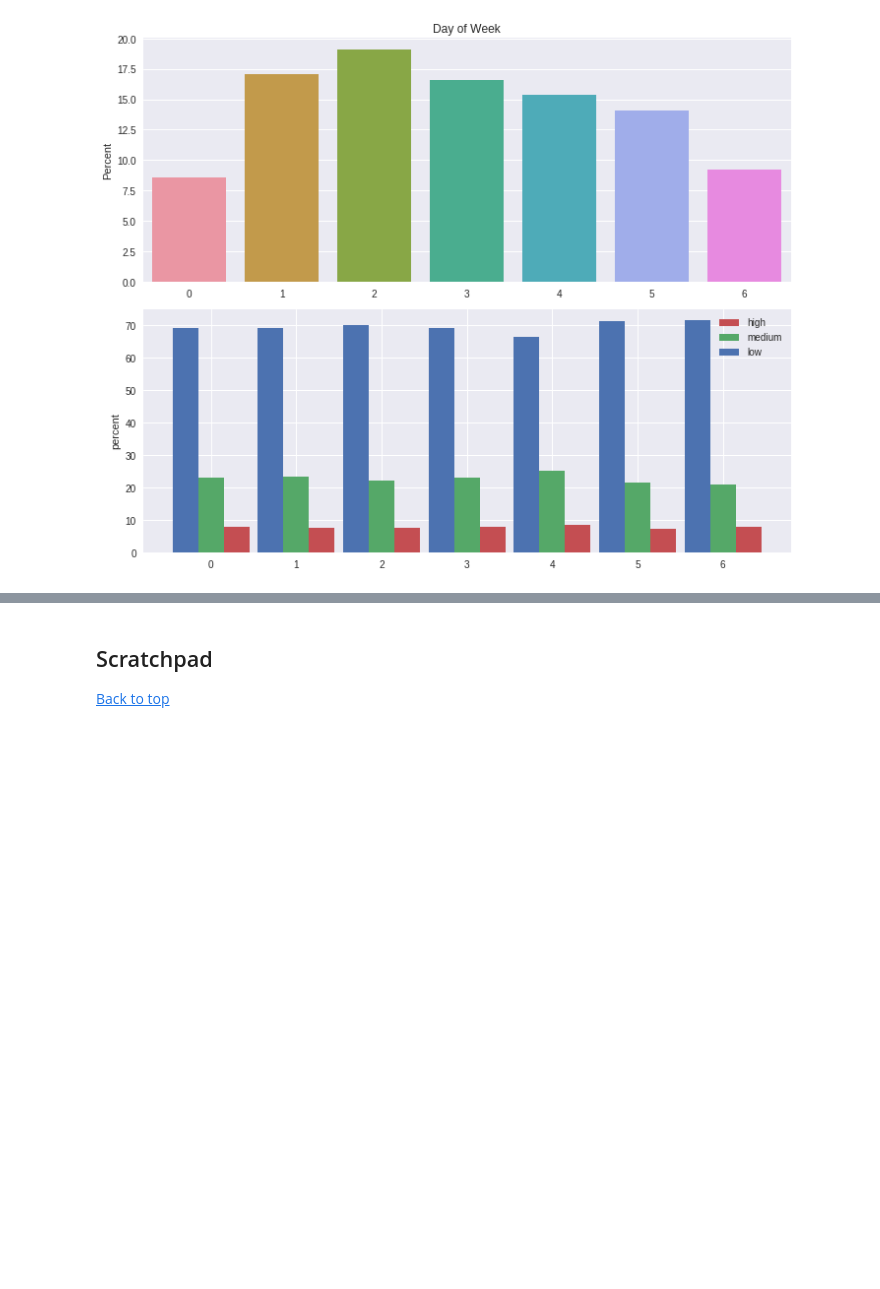
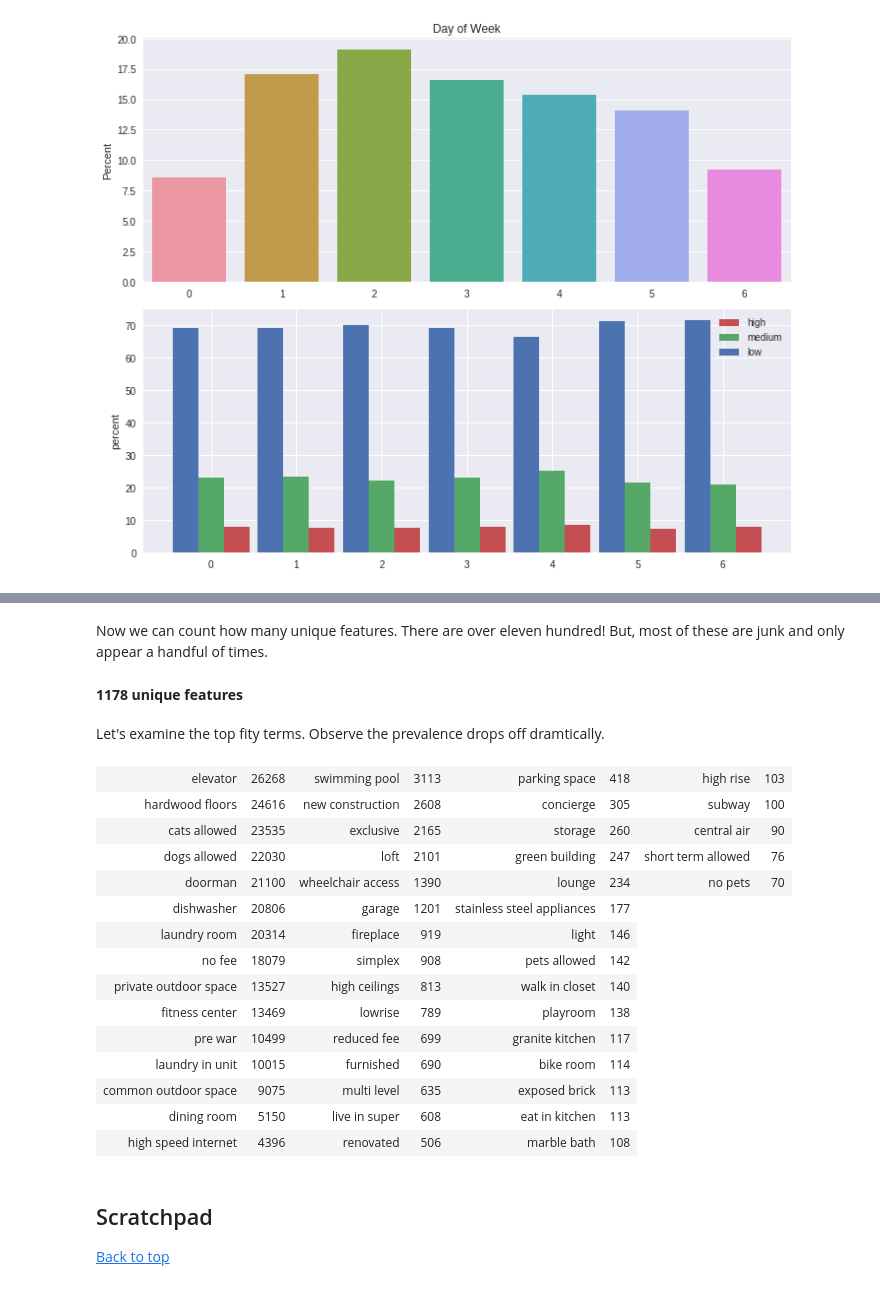
Before and after one commit to dextersealy/rent-report, a Jupyter notebook: data_exploration.ipynb, the cells around one changed output, grey strips where cells are left out. Saved outputs shown, nothing was run; the diff lists cells and outputs as text; code cells hidden in the pictures; blank space fills up the shorter version.

Commit message:
examine listing features

```diff
--- a/data_exploration.ipynb
+++ b/data_exploration.ipynb
@@ -485,3 +519,45 @@ Day of week distribution:
+# %%
+# Load JSON file into dictionary mapping synonyms to canonical terms
+with open('synonyms.json') as fd:
+    synomyns = json.load(fd)
+canon = {alias : term for s in synomyns for term, aliases in s.items() for alias in aliases}
+
+def unalias(name):
+    """
+    Look up the canonical version of a string. Returns the
+    original string when none is found.
+    """
+    return canon.get(name, name)
+# %% [markdown]
+Now we can count how many unique features. There are over eleven hundred! But, most of these are junk and only appear a handful of times.
+# %%
+all_features = Counter()
+for l in df.features:
+    unit_features = l.lower().replace('-', ' ').split('\n')
+    all_features.update([unalias(f) for f in unit_features if f])
+pp_bold('{} unique features'.format(len(all_features)))
+# %% [output]
+1178 unique features
+# %% [markdown]
+Let's examine the top fity terms. Observe the prevalence drops off  dramtically.
+# %%
+pp_dict(OrderedDict(all_features.most_common(50)), rows=15)
+# %% [output]
+| elevator | 26268 | swimming pool | 3113 | parking space | 418 | high rise | 103 |
+| hardwood floors | 24616 | new construction | 2608 | concierge | 305 | subway | 100 |
+| cats allowed | 23535 | exclusive | 2165 | storage | 260 | central air | 90 |
+| dogs allowed | 22030 | loft | 2101 | green building | 247 | short term allowed | 76 |
+| doorman | 21100 | wheelchair access | 1390 | lounge | 234 | no pets | 70 |
+| dishwasher | 20806 | garage | 1201 | stainless steel appliances | 177 |
+| laundry room | 20314 | fireplace | 919 | light | 146 |
+| no fee | 18079 | simplex | 908 | pets allowed | 142 |
+| private outdoor space | 13527 | high ceilings | 813 | walk in closet | 140 |
+| fitness center | 13469 | lowrise | 789 | playroom | 138 |
+| pre war | 10499 | reduced fee | 699 | granite kitchen | 117 |
+| laundry in unit | 10015 | furnished | 690 | bike room | 114 |
+| common outdoor space | 9075 | multi level | 635 | exposed brick | 113 |
+| dining room | 5150 | live in super | 608 | eat in kitchen | 113 |
+| high speed internet | 4396 | renovated | 506 | marble bath | 108 |
 # %% [markdown]
 ## Scratchpad
 [Back to top](#Sections)
```
Also changed, not shown: parts of 8 cells of this notebook.
